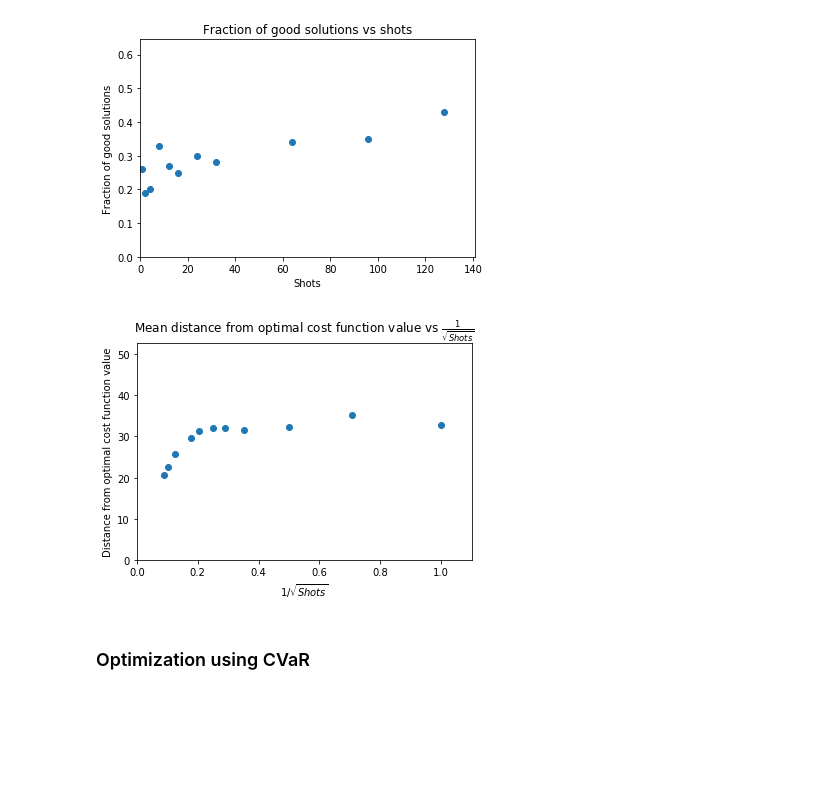
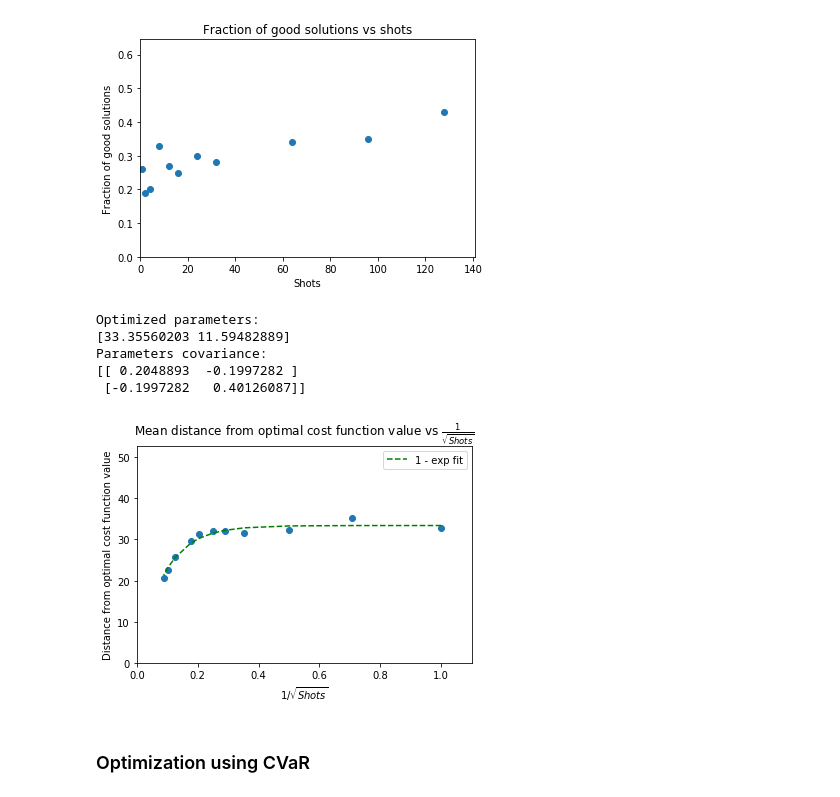
Before and after one commit to NTrevisani/DataScienceMaster, a Jupyter notebook: TFM/MaxCut/Max_Cut_2_new.ipynb, the cells around one changed output. Saved outputs shown, nothing was run; the diff lists cells and outputs as text; code cells hidden in the pictures; blank space fills up the shorter version.

Commit message:
now also fitting scatter plots

```diff
--- a/TFM/MaxCut/Max_Cut_2_new.ipynb
+++ b/TFM/MaxCut/Max_Cut_2_new.ipynb
@@ -163,16 +165,23 @@ scatter_plot(x       = df_plot_mean.shots,
 # %%
 # Mean distance from optimal cost function value vs 1/sqrt(shots)
 # (Brute cost is positive)
 save_name = folder_name + "dist_vs_inv_shots"
 
 scatter_plot(x       = 1 / np.sqrt(df_plot_mean.shots),
              y       = brute_cost + df_plot_mean.cost,
+             do_fit   = True,
+             fit_func = "1-exp",
              title   = r"Mean distance from optimal cost function value vs $\frac{1}{\sqrt{Shots}}$",
              xlabel  = r"$1 / \sqrt{Shots}$",
              ylabel  = "Distance from optimal cost function value",
              save_as = save_name)
 # %% [output]
+Optimized parameters:
+[33.35560203 11.59482889]
+Parameters covariance:
+[[ 0.2048893  -0.1997282 ]
+ [-0.1997282   0.40126087]]
-[figure, old version]
+[figure, new version]
 # %% [markdown]
 ### Optimization using CVaR
 # %% [markdown]
```
Also changed, not shown: parts of 10 cells of this notebook, 2 other files.
